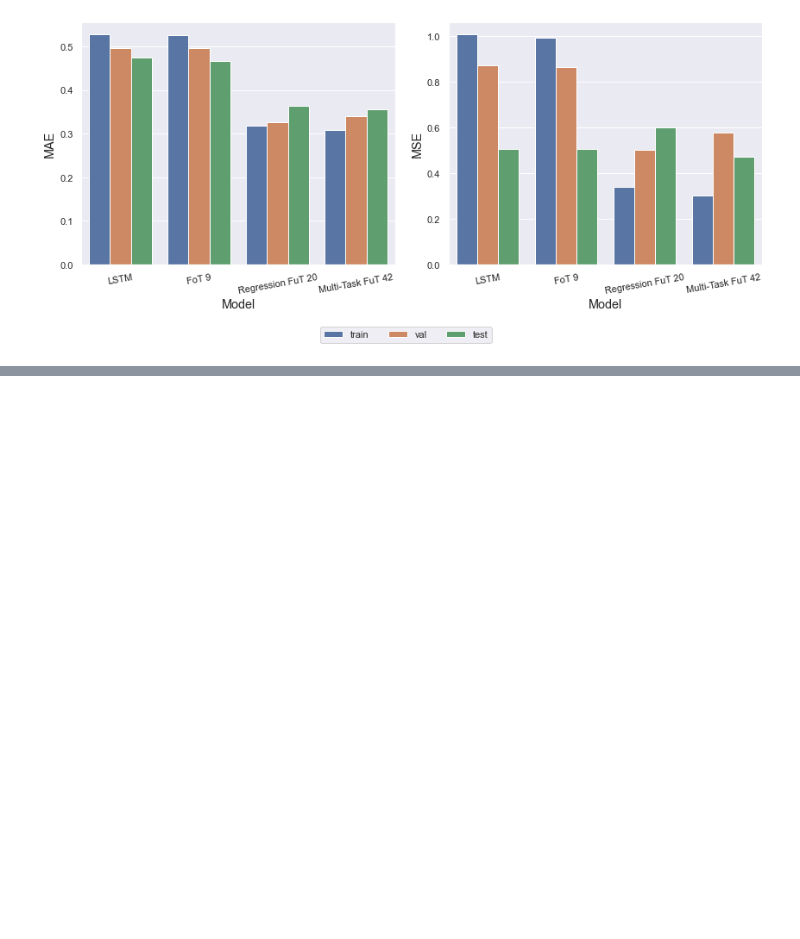
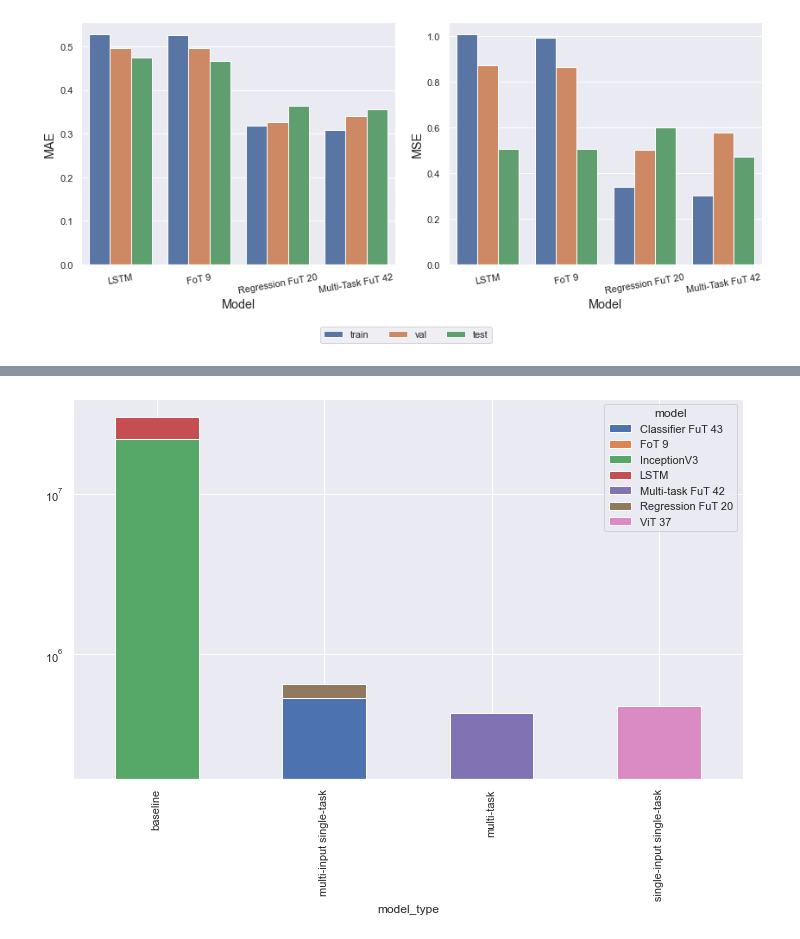
Before and after one commit to news-vt/makassar-ml, a Jupyter notebook: jupyter/model_comparison.ipynb, the cells around one changed output, grey strips where cells are left out. Saved outputs shown, nothing was run; the diff lists cells and outputs as text; code cells hidden in the pictures; blank space fills up the shorter version.

```diff
--- a/jupyter/model_comparison.ipynb
+++ b/jupyter/model_comparison.ipynb
@@ -151,0 +174,41 @@ plot(df_classifier)
+# %%
+df = pd.DataFrame(
+[
+('baseline', 'LSTM', 8_191_298), # 30_071_944
+('baseline', 'InceptionV3', 21_880_646),
+('single-input single-task', 'FoT 9', 167_330), # 476_712
+('single-input single-task', 'ViT 37', 309_382),
+('multi-input single-task', 'Regression FuT 20', 120_042), # 651_928
+('multi-input single-task', 'Classifier FuT 43', 531_886),
+('multi-task', 'Multi-task FuT 42', 428_488),
+],
+columns=['model_type', 'model', 'size']
+)
+df.head()
+
+
+# fig = plt.figure(figsize=(20,10))
+
+# print(df.pivot_table(index=['model_type'], columns=['model'], values='size'))
+df.pivot_table(index=['model_type'], columns=['model'], values='size').plot(kind='bar', stacked=True, figsize=(12,7))
+# df_pivot = df.pivot_table(index=['model_type'], columns=['model'], values='size')
+# sns.barplot(x='model_type', y='size', hue='model', data=df_pivot)
+
+# df.pivot(index=['model_type'], columns=['model', 'size'])
+
+# df.groupby('model_type')
+# df.melt('model_type')
+
+# # df = df.set_index('model_type')
+
+
+
+# # df.groupby('model_type').sum().T.plot(kind='bar', stacked=True)
+
+# ax = sns.barplot(x='model_type', y='size', hue='model', data=df.groupby('model_type').sum().T)
+ax=plt.gca()
+ax.set_yscale("log")
+# # # ax.set(ylim=(115_000, 21_880_646))
+# fig.tight_layout()
+# %% [output]
+[figure, added]
```
Also changed, not shown: parts of 4 cells of this notebook.
